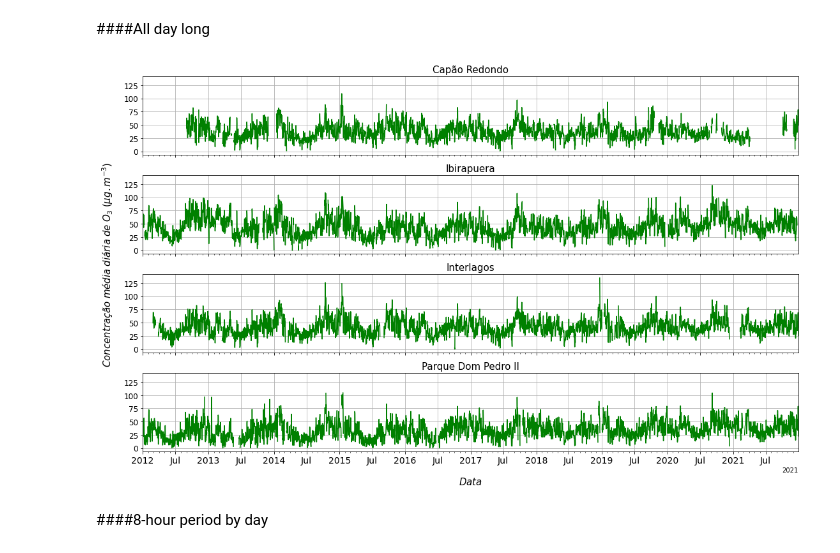
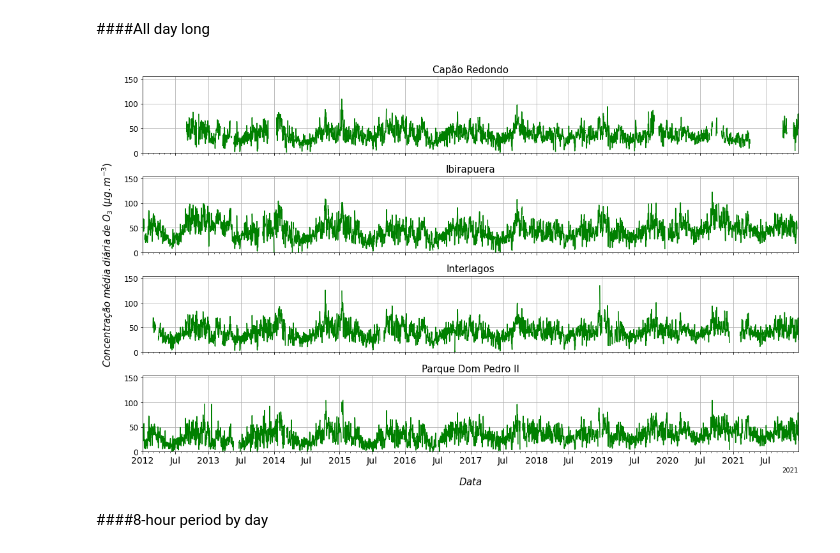
Before and after one commit to antoniogss/air_quality, a Jupyter notebook: graphs_cetesb.ipynb, the cells around one changed output. Saved outputs shown, nothing was run; the diff lists cells and outputs as text; code cells hidden in the pictures.

```diff
--- a/graphs_cetesb.ipynb
+++ b/graphs_cetesb.ipynb
@@ -4630,6 +4633,13 @@ for label in ax.get_xticklabels(which='major'):
 ax1.set_title('Capão Redondo',fontsize=15)
 ax1.set_xlim([dt.datetime(2012,1,1),dt.datetime(2021,12,31)], auto=True)
 
+lim_y = [y_cp_day_o3.max(),
+         y_ib_day_o3.max(),
+         y_inter_day_o3.max(),
+         y_pq_day_o3.max()]
+
+ax1.set_ylim([0, max(lim_y)+20], auto=True)
+
 # ax2.legend()
 ax2.set_title('Ibirapuera',fontsize=15)
 ax2.set_xlim([dt.datetime(2012,1,1),dt.datetime(2021,12,31)], auto=True)
@@ -4650,34 +4660,34 @@ plt.tick_params(labelcolor='none',
                 bottom=False,
                 left=False,
                 right=False)
 
 plt.xlabel("\n$Data$",fontsize=15)
 plt.ylabel("$Concentração\;média\;diária\;de\;O_{3}\;(µg.m^{-3})$\n",fontsize=15)
 
 plt.setp(ax4.get_xticklabels(),
          fontsize=14
         )
 
 plt.setp([ax1.get_yticklabels(),
           ax2.get_yticklabels(),
           ax3.get_yticklabels(),
           ax4.get_yticklabels()],
          fontsize=12
          )
 
 
 plt.tight_layout()
 
 plt.savefig(
               dir + 'o3_media_diaria.jpg',
               transparent = True,
               bbox_inches = 'tight',
               dpi = 500
             )
 
 plt.show()
 # %% [output]
-[figure, old version]
+[figure, new version]
 # %% [markdown]
 ####8-hour period by day
 # %% [markdown]
```
Also changed, not shown: parts of 8 cells of this notebook.
